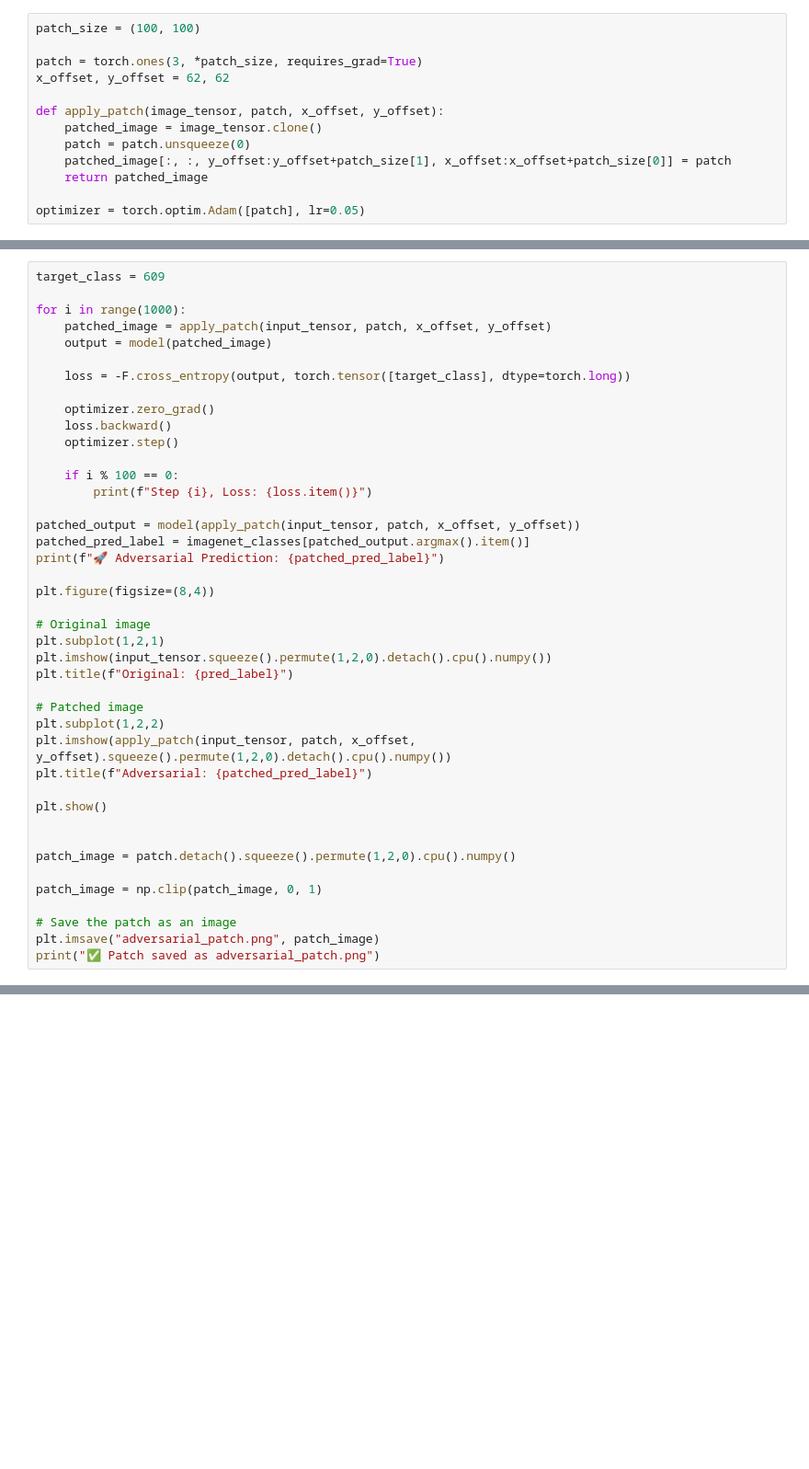
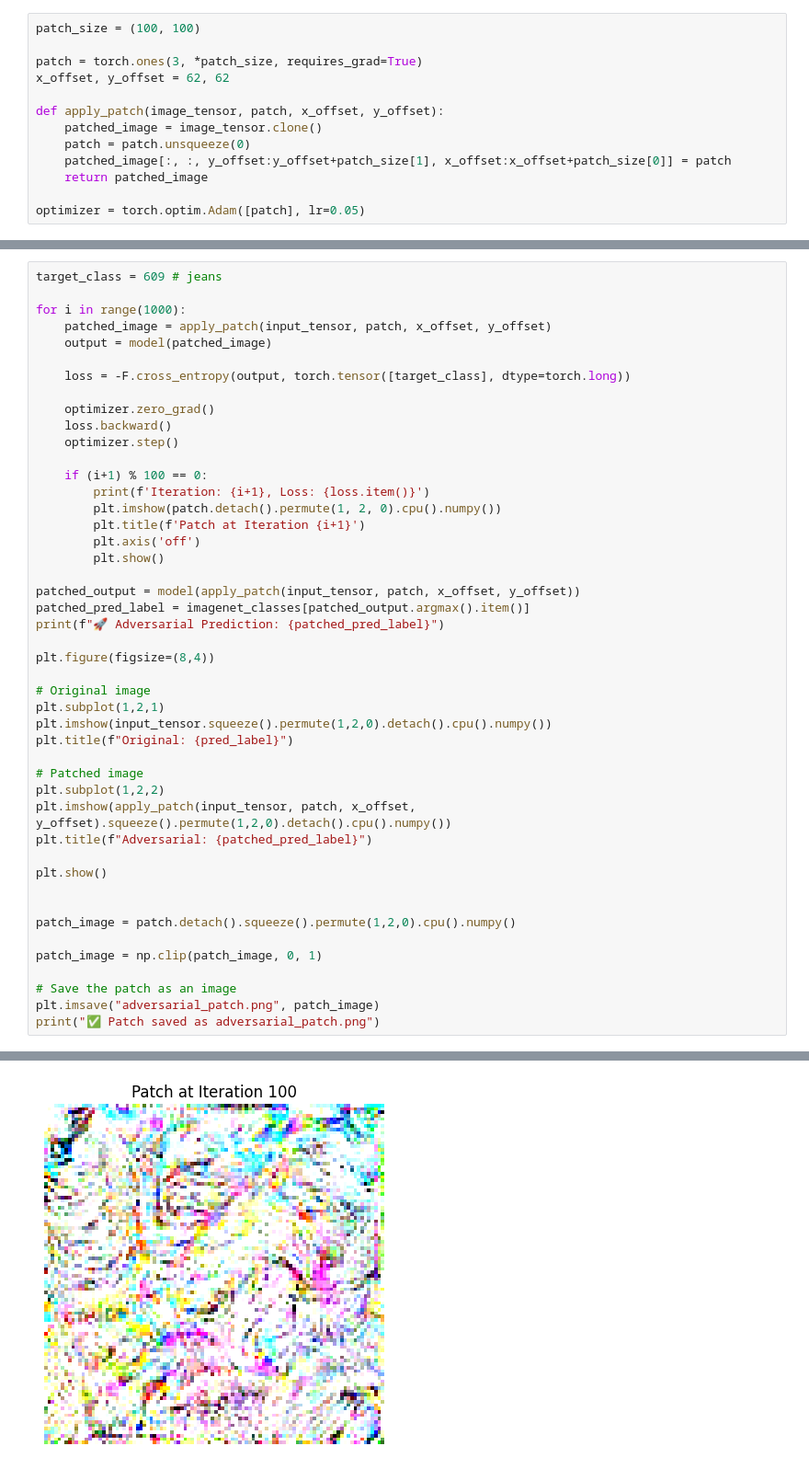
Before and after one commit to farazjawedd/Explainable-AI, a Jupyter notebook: Adversarial_AI_FJ.ipynb, the cells around one changed output, grey strips where cells are left out. Shown at 92% size. Saved outputs shown, nothing was run; the diff lists cells and outputs as text; blank space fills up the shorter version.

```diff
--- a/Adversarial_AI_FJ.ipynb
+++ b/Adversarial_AI_FJ.ipynb
@@ -96,7 +101,7 @@ Here, we perform optimization over multiple iterations (1000 steps). Our goal is
 
 After optimization, we visualize both the original and adversarially patched images side-by-side to compare the model's predictions. Finally, we save the optimized adversarial patch as an image file.
 # %%
-target_class = 609
+target_class = 609 # jeans
 
 for i in range(1000):
     patched_image = apply_patch(input_tensor, patch, x_offset, y_offset)
@@ -108,8 +113,12 @@ for i in range(1000):
     loss.backward()
     optimizer.step()
 
-    if i % 100 == 0:
-        print(f"Step {i}, Loss: {loss.item()}")
+    if (i+1) % 100 == 0:
+        print(f'Iteration: {i+1}, Loss: {loss.item()}')
+        plt.imshow(patch.detach().permute(1, 2, 0).cpu().numpy())
+        plt.title(f'Patch at Iteration {i+1}')
+        plt.axis('off')
+        plt.show()
 
 patched_output = model(apply_patch(input_tensor, patch, x_offset, y_offset))
 patched_pred_label = imagenet_classes[patched_output.argmax().item()]
@@ -151,0 +152 @@ WARNING:matplotlib.image:Clipping input data to the valid range for imshow with
+[figure, new version]
```
Also changed, not shown: parts of 7 cells of this notebook.
